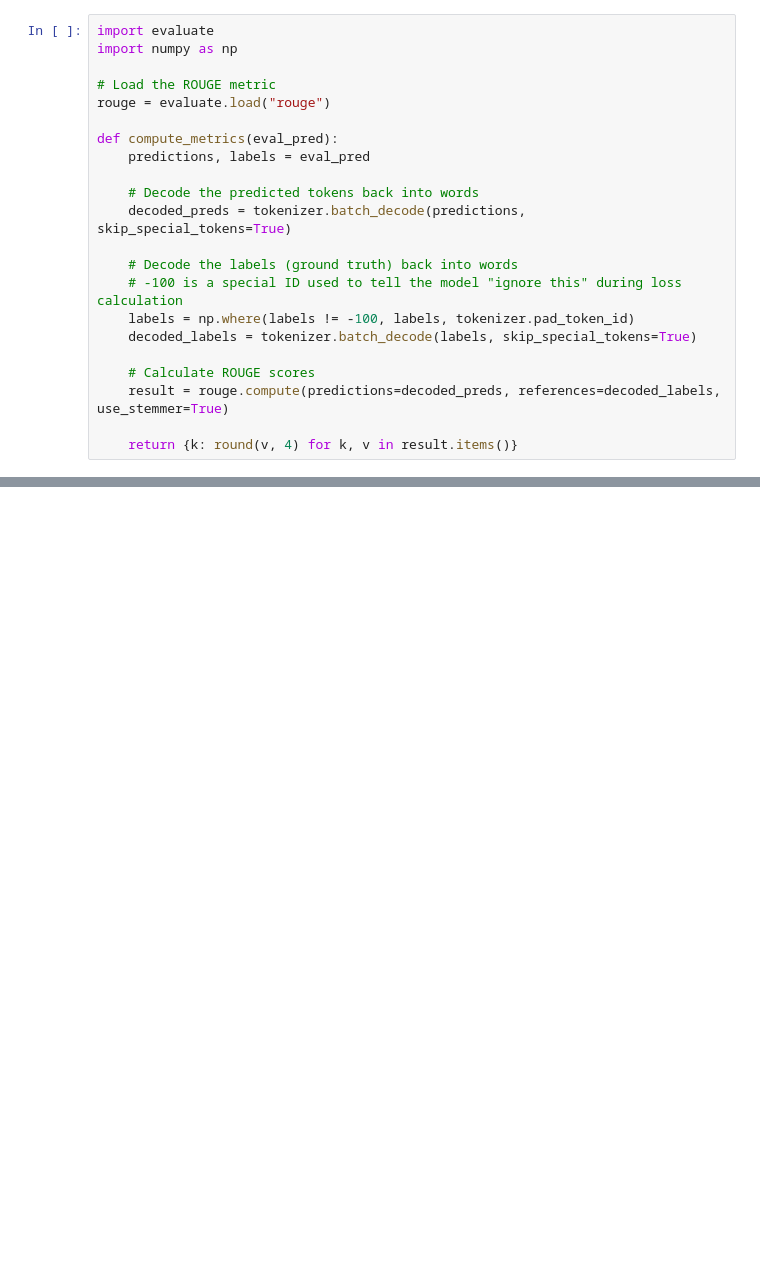
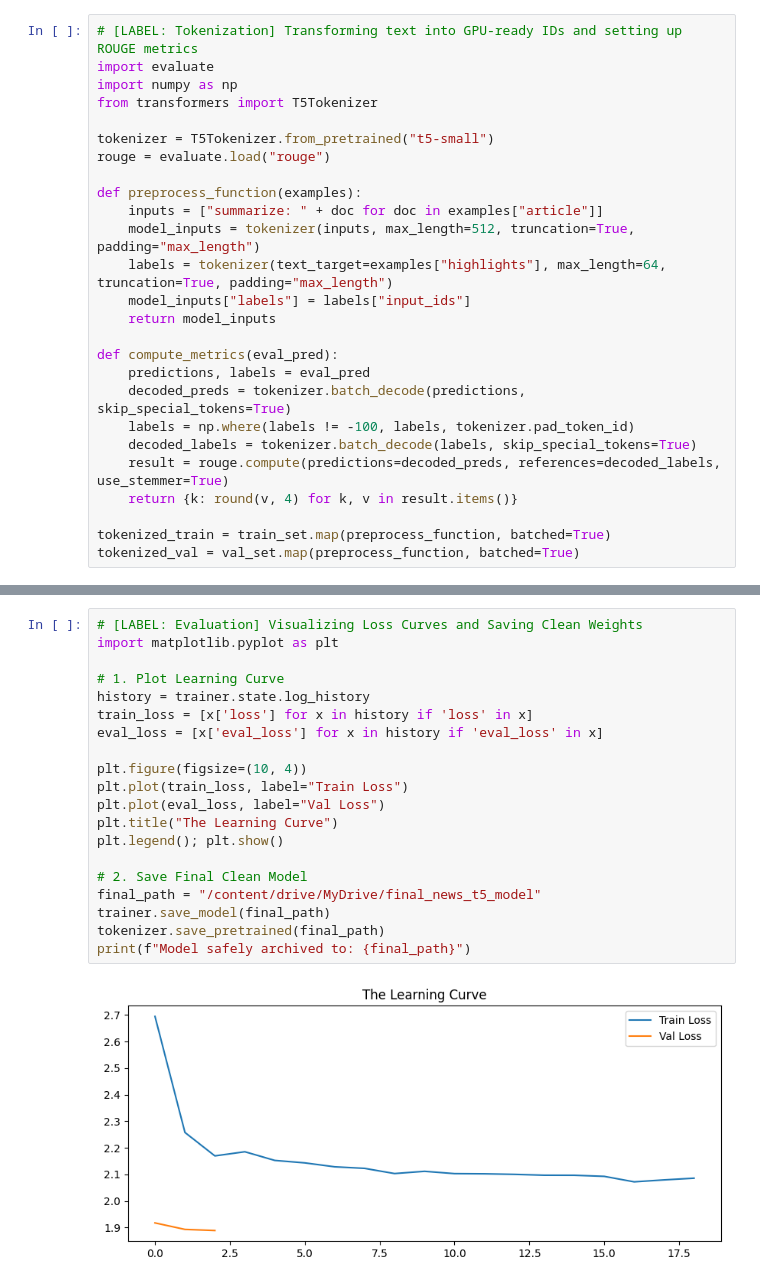
Before and after one commit to SaieshSharma/News-Headline-Gen, a Jupyter notebook: notebooks/headline_gen.ipynb, the cells around one changed output, grey strips where cells are left out. Saved outputs shown, nothing was run; the diff lists cells and outputs as text; blank space fills up the shorter version.

```diff
--- a/notebooks/headline_gen.ipynb
+++ b/notebooks/headline_gen.ipynb
@@ -74,22 +38,26 @@ Pre-processing complete for both Train and Validation sets!
 # %%
+# [LABEL: Tokenization] Transforming text into GPU-ready IDs and setting up ROUGE metrics
 import evaluate
 import numpy as np
+from transformers import T5Tokenizer
 
-# Load the ROUGE metric
+tokenizer = T5Tokenizer.from_pretrained("t5-small")
 rouge = evaluate.load("rouge")
+
+def preprocess_function(examples):
+    inputs = ["summarize: " + doc for doc in examples["article"]]
+    model_inputs = tokenizer(inputs, max_length=512, truncation=True, padding="max_length")
+    labels = tokenizer(text_target=examples["highlights"], max_length=64, truncation=True, padding="max_length")
+    model_inputs["labels"] = labels["input_ids"]
+    return model_inputs
 
 def compute_metrics(eval_pred):
     predictions, labels = eval_pred
-
-    # Decode the predicted tokens back into words
     decoded_preds = tokenizer.batch_decode(predictions, skip_special_tokens=True)
-
-    # Decode the labels (ground truth) back into words
-    # -100 is a special ID used to tell the model "ignore this" during loss calculation
     labels = np.where(labels != -100, labels, tokenizer.pad_token_id)
     decoded_labels = tokenizer.batch_decode(labels, skip_special_tokens=True)
+    result = rouge.compute(predictions=decoded_preds, references=decoded_labels, use_stemmer=True)
+    return {k: round(v, 4) for k, v in result.items()}
 
-    # Calculate ROUGE scores
-    result = rouge.compute(predictions=decoded_preds, references=decoded_labels, use_stemmer=True)
-
-    return {k: round(v, 4) for k, v in result.items()}
+tokenized_train = train_set.map(preprocess_function, batched=True)
+tokenized_val = val_set.map(preprocess_function, batched=True)
@@ -192,0 +107,22 @@ files.download("t5_headline_model.zip")
+# %%
+# [LABEL: Evaluation] Visualizing Loss Curves and Saving Clean Weights
+import matplotlib.pyplot as plt
+
+# 1. Plot Learning Curve
+history = trainer.state.log_history
+train_loss = [x['loss'] for x in history if 'loss' in x]
+eval_loss = [x['eval_loss'] for x in history if 'eval_loss' in x]
+
+plt.figure(figsize=(10, 4))
+plt.plot(train_loss, label="Train Loss")
+plt.plot(eval_loss, label="Val Loss")
+plt.title("The Learning Curve")
+plt.legend(); plt.show()
+
+# 2. Save Final Clean Model
+final_path = "/content/drive/MyDrive/final_news_t5_model"
+trainer.save_model(final_path)
+tokenizer.save_pretrained(final_path)
+print(f"Model safely archived to: {final_path}")
+# %% [output]
+[figure, added]
```
Also changed, not shown: parts of 14 cells of this notebook, 4 other files.
